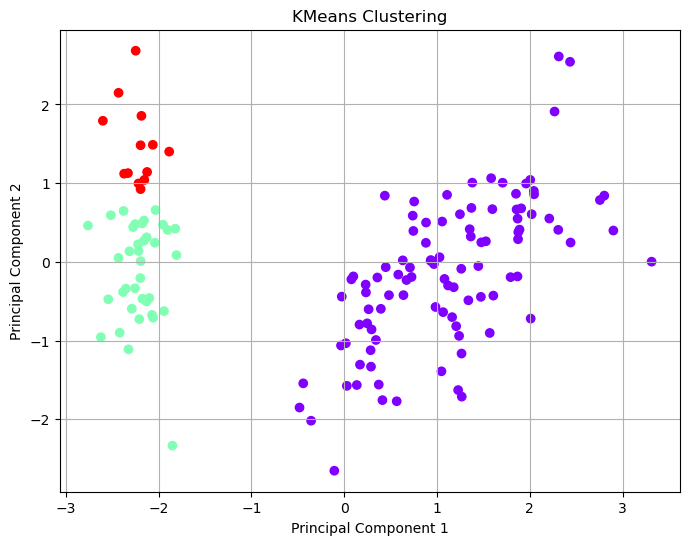
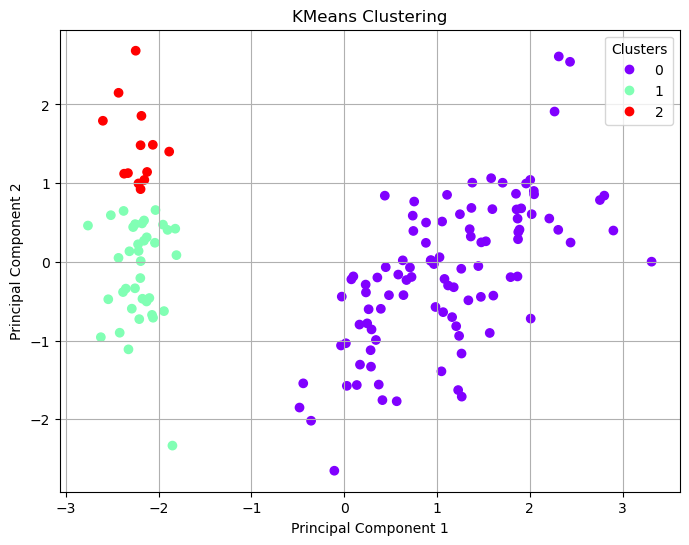
Code edit (unified diff) that turned the first committed figure into the second:
--- before
+++ after
@@ -6,13 +6,13 @@
 
 import matplotlib.pyplot as plt
+from matplotlib.lines import Line2D#another library in matplotlib
 import seaborn as sns
 
 pca = PCA(n_components=2)
-
 x_pca = pca.fit_transform(x_scaled)
 
 plt.figure(figsize=(8,6))
 
-plt.scatter(
+scatter = plt.scatter(
     x_pca[:,0],
     x_pca[:,1],
@@ -24,4 +24,11 @@
 plt.xlabel("Principal Component 1")
 plt.ylabel("Principal Component 2")
+
+#Create legend
+legend1 = plt.legend(
+    *scatter.legend_elements(),
+    title="Clusters"
+)
+
 plt.grid(True)
 plt.show()

Commit: success